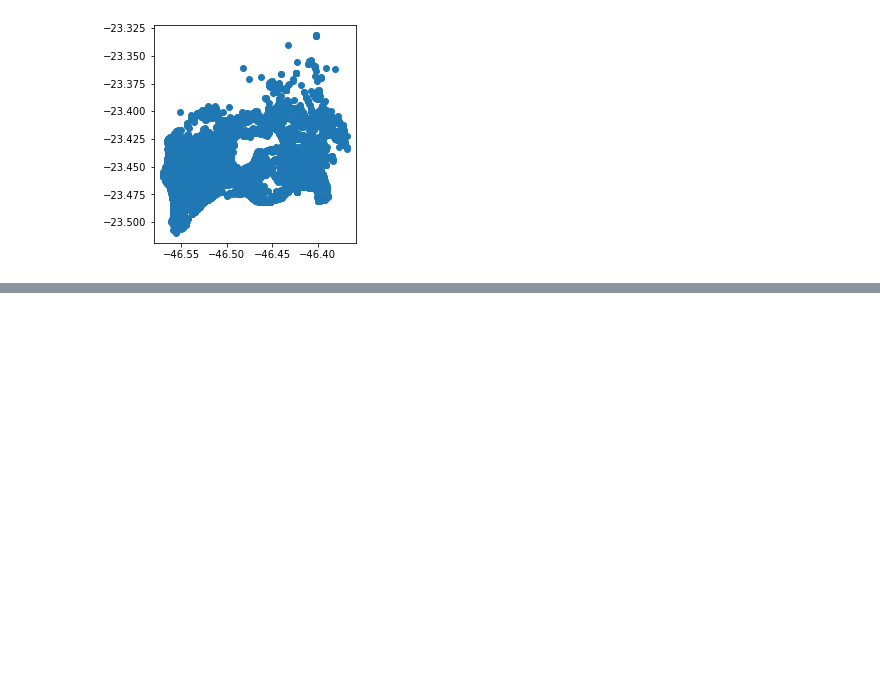
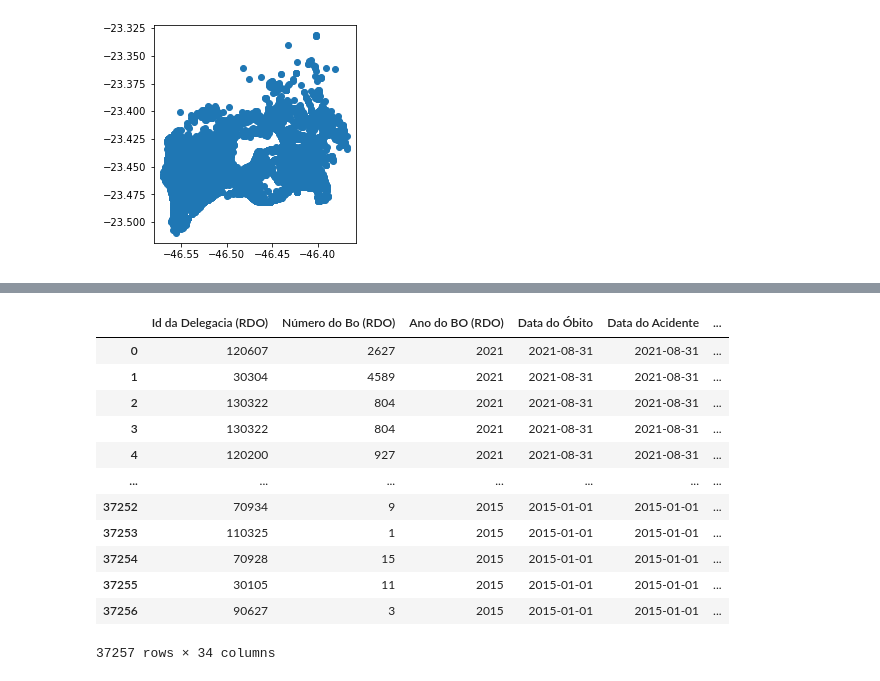
Before and after one commit to AndaSampa/big-open-urban-data, a Jupyter notebook: Aula 3 - A Natureza espacial do dado.ipynb, the cells around one changed output, grey strips where cells are left out. Cells and saved outputs as stored; diff of their text form; code cells hidden in the pictures; blank space fills up the shorter version.

```diff
--- a/Aula 3 - A Natureza espacial do dado.ipynb
+++ b/Aula 3 - A Natureza espacial do dado.ipynb
@@ -126,0 +165,18 @@ gdf.plot()
+# %%
+df_obitos = pd.read_csv("dados/obitos_publico.csv", encoding='cp1252', sep=";",  decimal=',')
+# %%
+df_obitos
+# %% [output]
+|  | Id da Delegacia (RDO) | Número do Bo (RDO) | Ano do BO (RDO) | Data do Óbito | Data do Acidente | ... |
+| 0 | 120607 | 2627 | 2021 | 2021-08-31 | 2021-08-31 | ... |
+| 1 | 30304 | 4589 | 2021 | 2021-08-31 | 2021-08-31 | ... |
+| 2 | 130322 | 804 | 2021 | 2021-08-31 | 2021-08-31 | ... |
+| 3 | 130322 | 804 | 2021 | 2021-08-31 | 2021-08-31 | ... |
+| 4 | 120200 | 927 | 2021 | 2021-08-31 | 2021-08-31 | ... |
+| ... | ... | ... | ... | ... | ... | ... |
+| 37252 | 70934 | 9 | 2015 | 2015-01-01 | 2015-01-01 | ... |
+| 37253 | 110325 | 1 | 2015 | 2015-01-01 | 2015-01-01 | ... |
+| 37254 | 70928 | 15 | 2015 | 2015-01-01 | 2015-01-01 | ... |
+| 37255 | 30105 | 11 | 2015 | 2015-01-01 | 2015-01-01 | ... |
+| 37256 | 90627 | 3 | 2015 | 2015-01-01 | 2015-01-01 | ... |
+37257 rows × 34 columns
```
Also changed, not shown: parts of 5 cells of this notebook, 4 other files.
